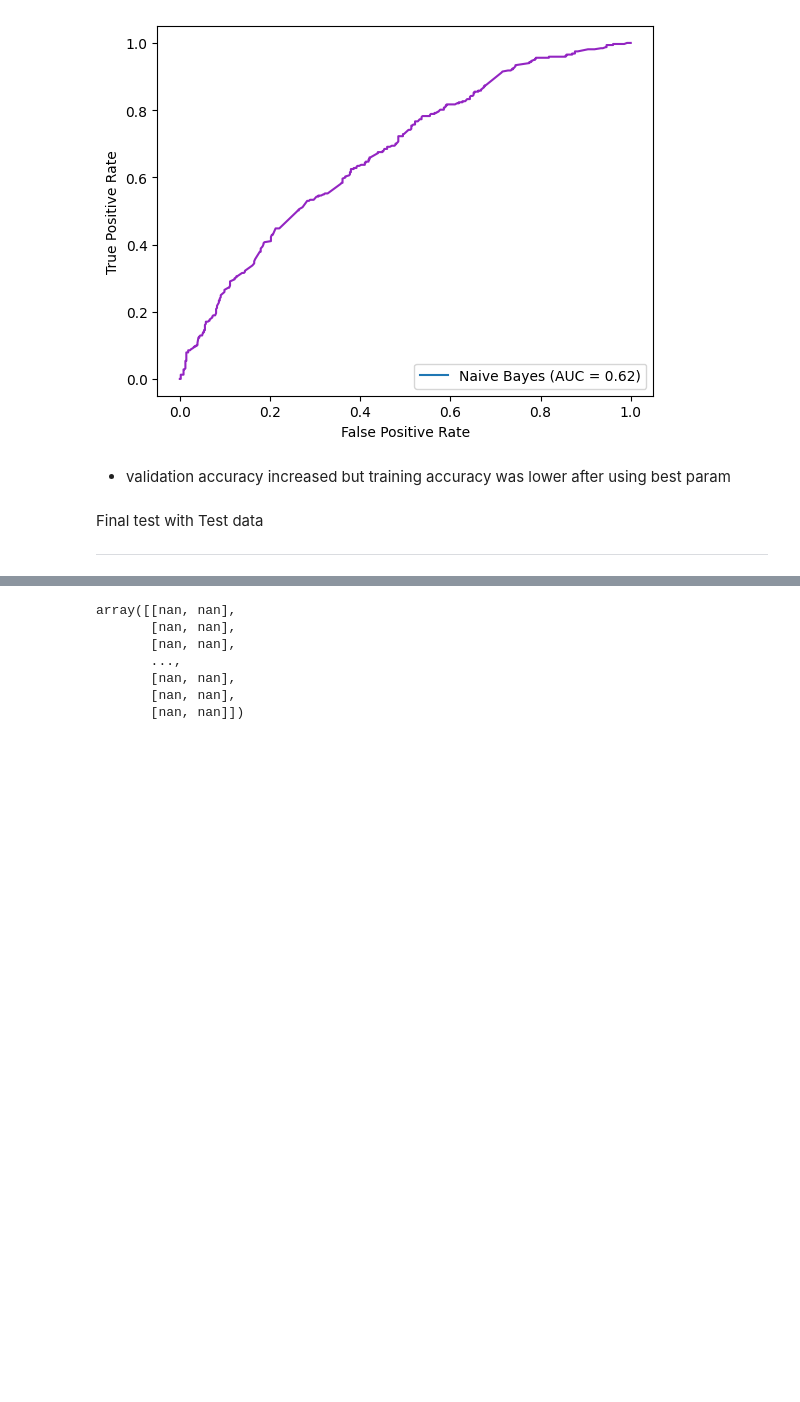
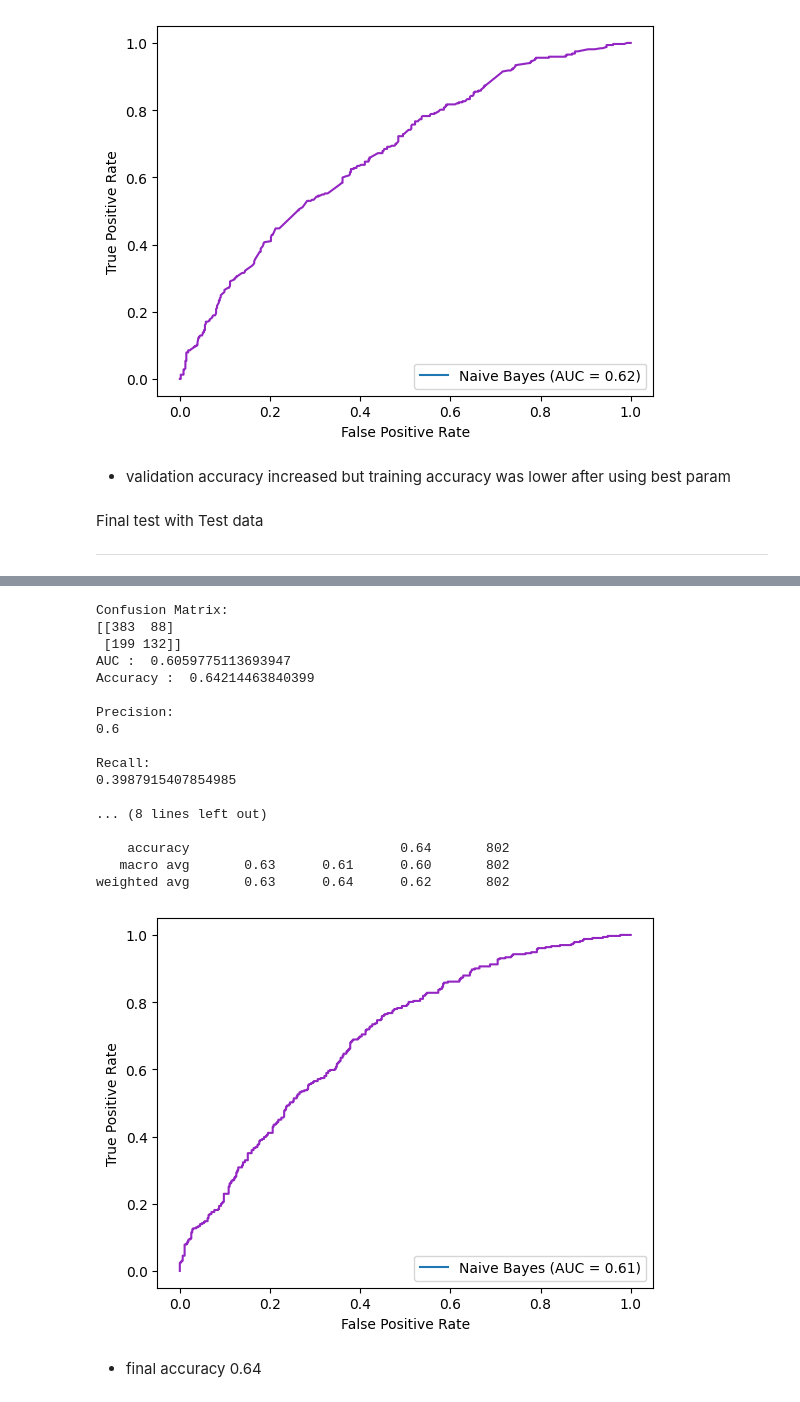
Before and after one commit to lilyzhizhou/Identifying-Prediabetes-ML, a Jupyter notebook: Naive_Bayes_Model.ipynb, the cells around one changed output, grey strips where cells are left out. Cells and saved outputs as stored; diff of their text form; code cells hidden in the pictures; blank space fills up the shorter version.

```diff
--- a/Naive_Bayes_Model.ipynb
+++ b/Naive_Bayes_Model.ipynb
@@ -278,11 +278,0 @@ RandomizedSearchCV(cv=10, estimator=CategoricalNB(), n_iter=100,
-# %%
-from sklearn.model_selection import GridSearchCV
-
-param_grid = {'alpha': [i for i in range(0, 100)]}
-
-grid_search = GridSearchCV(estimator=CategoricalNB(), param_grid=param_grid, cv=10)
-
-grid_search.fit(train_df[categorical_columns].to_numpy(), train_df[target_column])
-
-best_alpha = random_search.best_params_['alpha']
-print(best_alpha)
@@ -452,10 +451,54 @@ y_hat_prob = y_hat_prob / y_hat_prob.sum(1, keepdims=True)
-# %%
-y_hat_prob
-# %% [output]
-array([[nan, nan],
-       [nan, nan],
-       [nan, nan],
-       ...,
-       [nan, nan],
-       [nan, nan],
-       [nan, nan]])
+# %%
+# Train a Gaussian Naive Bayes model for numerical columns
+gnb = GaussianNB()
+gnb = gnb.fit(test_df[numerical_columns].to_numpy(), test_df[target_column])
+
+# Train a Categorical Naive Bayes model for categorical columns
+cnb = CategoricalNB(alpha = best_alpha)
+cnb = cnb.fit(test_df[categorical_columns].to_numpy(), test_df[target_column])
+
+# Get joint log probabilities for each model
+gnb_log_pred = gnb.predict_joint_log_proba(test_df[numerical_columns])
+cnb_log_pred = cnb.predict_joint_log_proba(test_df[categorical_columns])
+
+# Combine the log probabilities
+y_hat_prob = gnb_log_pred + cnb_log_pred
+
+# Convert log probabilities back to probabilities
+y_hat_prob = np.exp(y_hat_prob)
+y_hat_prob = y_hat_prob / y_hat_prob.sum(1, keepdims=True)  # normalize to get valid probabilities
+
+# Get the predicted class labels
+y_hat = np.argmax(y_hat_prob, axis=1)
+
+# Evaluate the combined model using custom functions
+conf_matrix, auc, acc, precision, recall, f1, class_report = get_scores(test_df[target_column], y_hat)
+print_scores(conf_matrix, auc, acc, precision, recall, f1, class_report)
+
+# Plot the ROC curve
+fpr, tpr, thresholds = roc_curve(test_df[target_column], y_hat_prob[:, 1])
+display = RocCurveDisplay(fpr=fpr, tpr=tpr, roc_auc=auc, estimator_name='Naive Bayes')
+display.plot()
+ax = plt.gca()
+ax.get_lines()[0].set_color('#9325c2')
+# %% [output]
+Confusion Matrix:
+[[383  88]
+ [199 132]]
+AUC :  0.6059775113693947
+Accuracy :  0.64214463840399
+
+Precision:
+0.6
+
+Recall:
+0.3987915407854985
+
+... (8 lines left out)
+
+    accuracy                           0.64       802
+   macro avg       0.63      0.61      0.60       802
+weighted avg       0.63      0.64      0.62       802
+[figure, added]
+# %% [markdown]
+- final accuracy 0.64
```
Also changed, not shown: parts of 7 cells of this notebook.
